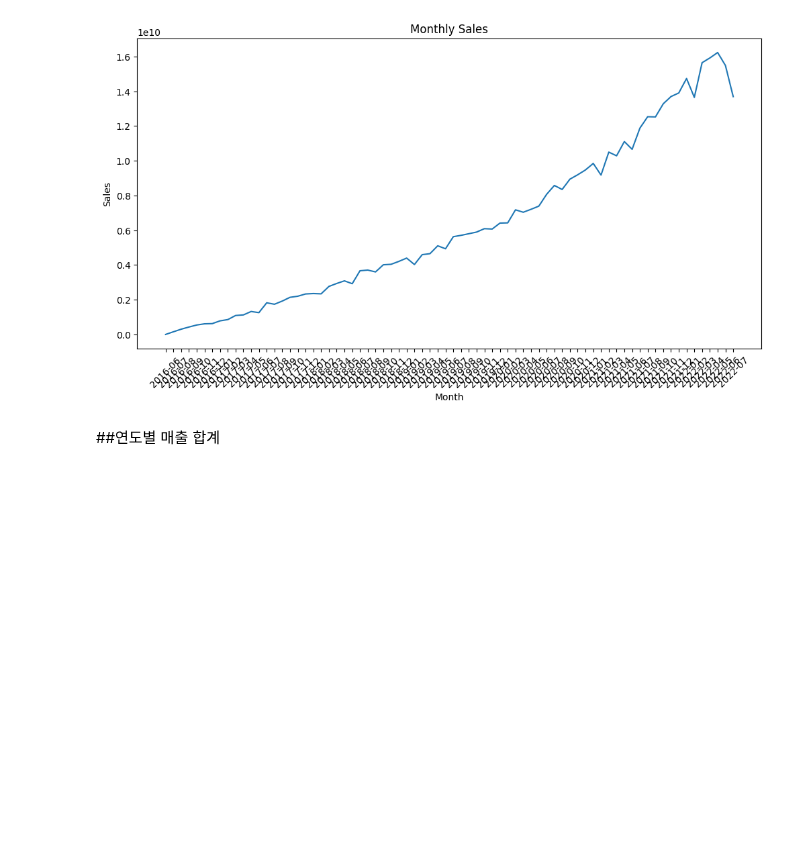
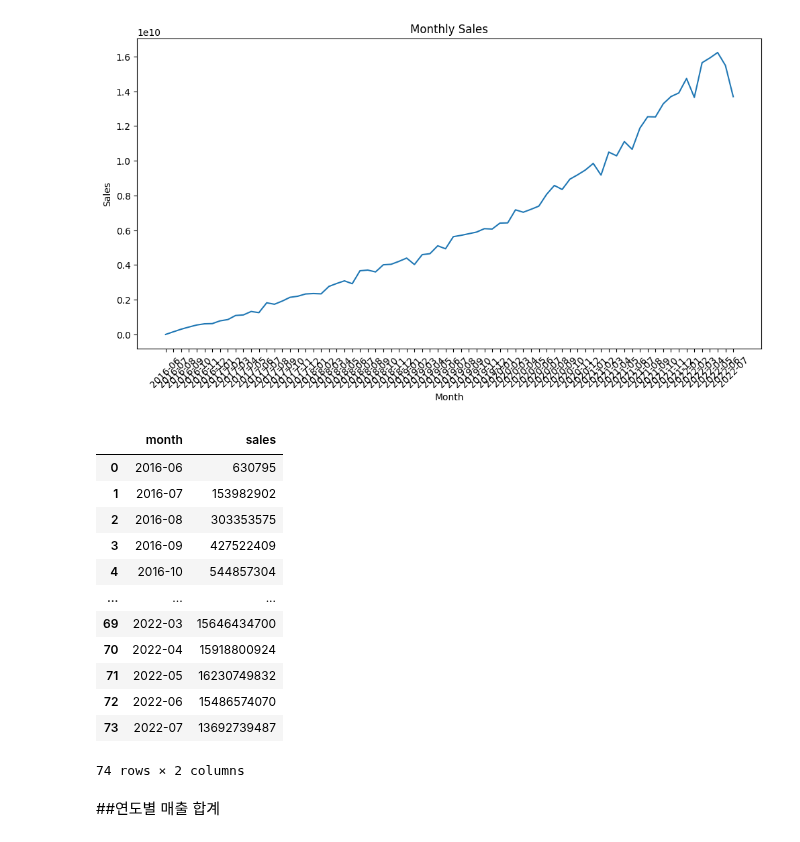
Before and after one commit to NARAEIM/tp2-da, a Jupyter notebook: tp2_da_imnarae.ipynb, the cells around one changed output. Cells and saved outputs as stored; diff of their text form; code cells hidden in the pictures; blank space fills up the shorter version.

```diff
--- a/tp2_da_imnarae.ipynb
+++ b/tp2_da_imnarae.ipynb
@@ -122,8 +138,8 @@ product_id: 주문된 제품의 고유 식별자<br>
 quantity: 주문된 제품 수량<br>
 item_price: 각 개별 제품 가격
 # %%
-transation_df = pd.read_csv('/content/drive/MyDrive/Colab/tp2/transaction_new.csv')
-transation_df
+transaction_df = pd.read_csv('/content/drive/MyDrive/Colab/tp2/transaction_new.csv')
+transaction_df
 # %% [output]
 |  | created_at | customer_id | booking_id | session_id | payment_method | payment_status | promo_amount | ... |
 | 0 | 2018-07-29T15:22:01.458193Z | 5868 | 186e2bee-0637-4710-8981-50c2d737bc42 | 3abaa6ce-e320-4e51-9469-d9f3fa328e86 | Debit Card | Success | 1415 | ... |
@@ -527,10 +543,10 @@ category_sales
 3087 rows × 4 columns
 # %%
 # 'created_at' 컬럼을 datetime 형태로 변환
-transation_df['created_at'] = pd.to_datetime(transation_df['created_at'])
-transation_df
+transaction_df['created_at'] = pd.to_datetime(transaction_df['created_at'])
+transaction_df
 # 월별 그룹화. 각 행의 'created_at' 값에서 연도와 월만 추출
-transation_df['month'] = transation_df['created_at'].dt.to_period('M')
+transaction_df['month'] = transaction_df['created_at'].dt.to_period('M')
 
 # 'product_id', 'month', 'masterCategory', 'subCategory' 그룹화, 매출액을 계산
 trans_prod_df['sales'] = trans_prod_df['item_price'] * trans_prod_df['quantity']
@@ -657,6 +673,22 @@ plt.xticks(rotation=45)
 plt.show()
 # %% [output]
 [figure]
+# %%
+monthly_sales
+# %% [output]
+|  | month | sales |
+| 0 | 2016-06 | 630795 |
+| 1 | 2016-07 | 153982902 |
+| 2 | 2016-08 | 303353575 |
+| 3 | 2016-09 | 427522409 |
+| 4 | 2016-10 | 544857304 |
+| ... | ... | ... |
+| 69 | 2022-03 | 15646434700 |
+| 70 | 2022-04 | 15918800924 |
+| 71 | 2022-05 | 16230749832 |
+| 72 | 2022-06 | 15486574070 |
+| 73 | 2022-07 | 13692739487 |
+74 rows × 2 columns
 # %% [markdown]
 ##연도별 매출 합계
 # %%
```
Also changed, not shown: parts of 38 cells of this notebook.
